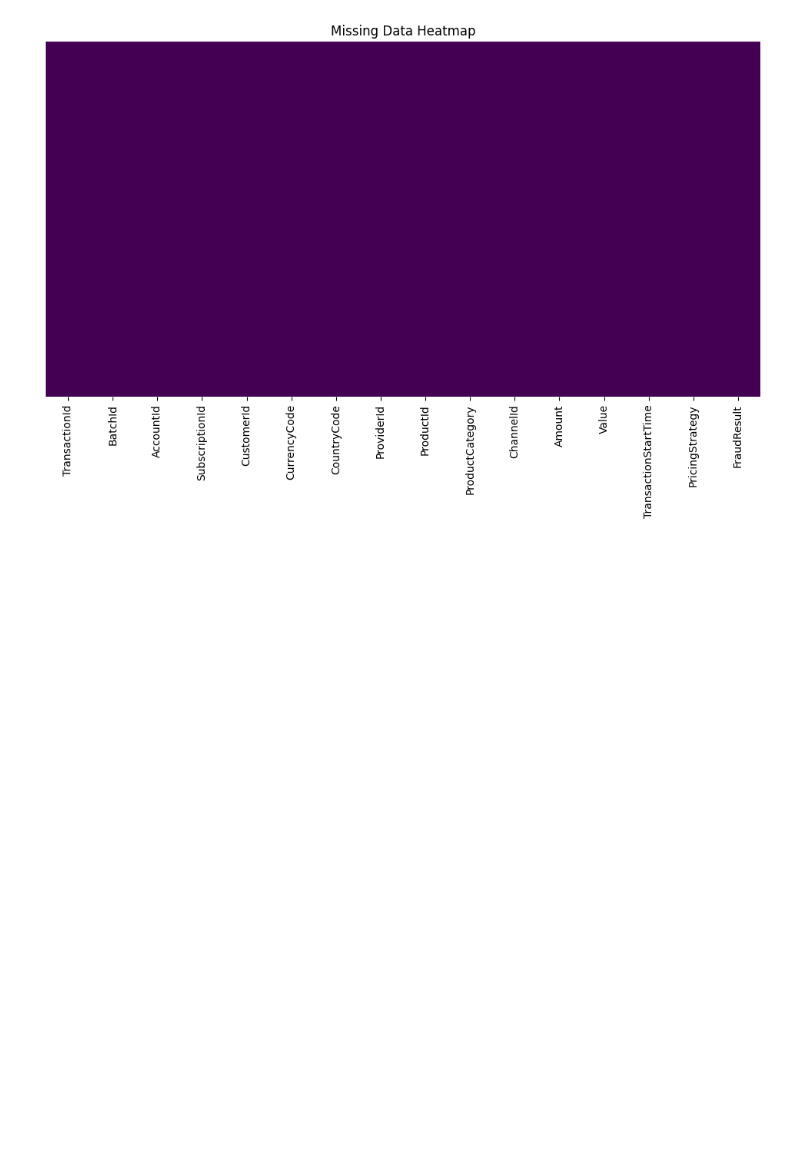
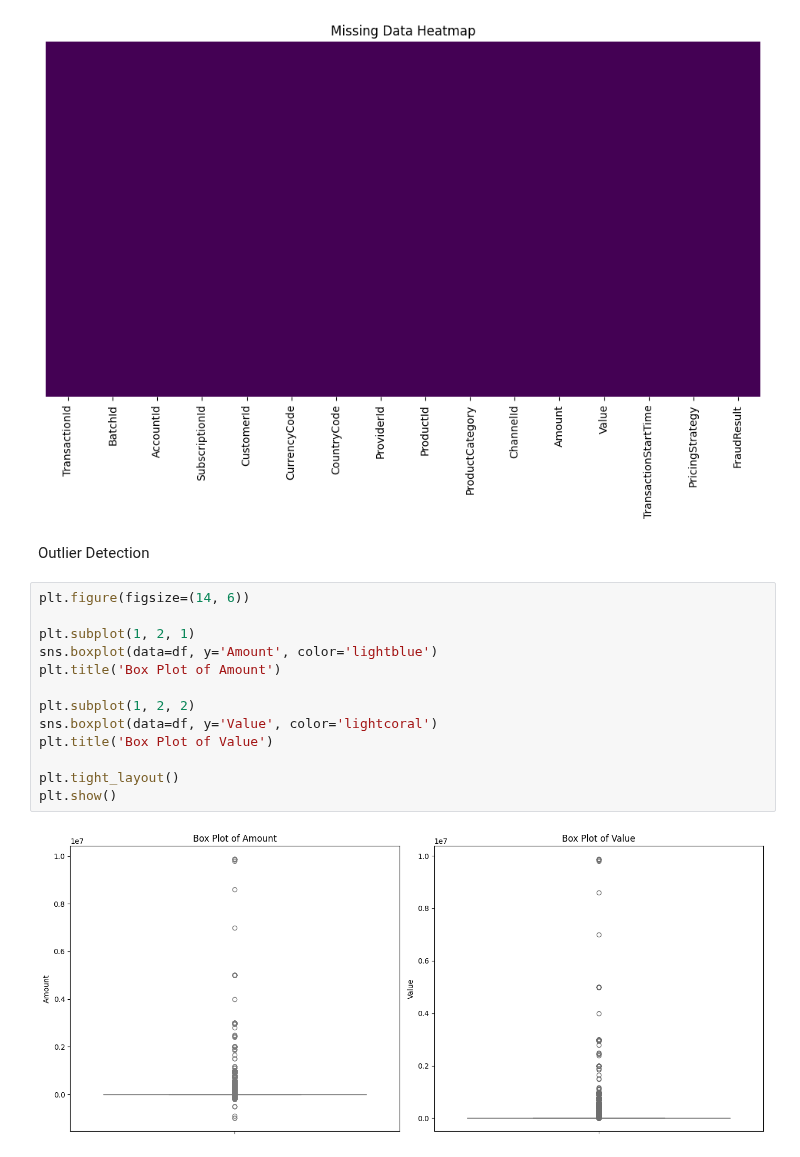
Before and after one commit to Birkity/-Credit-Scoring-Model, a Jupyter notebook: notebooks/task_1.ipynb, the cells around one changed output. Drawn from its saved outputs; the diff is of its cells as text; blank space fills up the shorter version.

Commit message:
Outlier detection and calculate interquartile range (IQR)

```diff
--- a/notebooks/task_1.ipynb
+++ b/notebooks/task_1.ipynb
@@ -420,3 +420,20 @@ Missing Data Count per Column:
  Series([], dtype: int64)
 No missing values detected in the dataset.
 [figure]
+# %% [markdown]
+Outlier Detection
+# %%
+plt.figure(figsize=(14, 6))
+
+plt.subplot(1, 2, 1)
+sns.boxplot(data=df, y='Amount', color='lightblue')
+plt.title('Box Plot of Amount')
+
+plt.subplot(1, 2, 2)
+sns.boxplot(data=df, y='Value', color='lightcoral')
+plt.title('Box Plot of Value')
+
+plt.tight_layout()
+plt.show()
+# %% [output]
+[figure, added]
```
Also changed, not shown: parts of 1 cell of this notebook.
